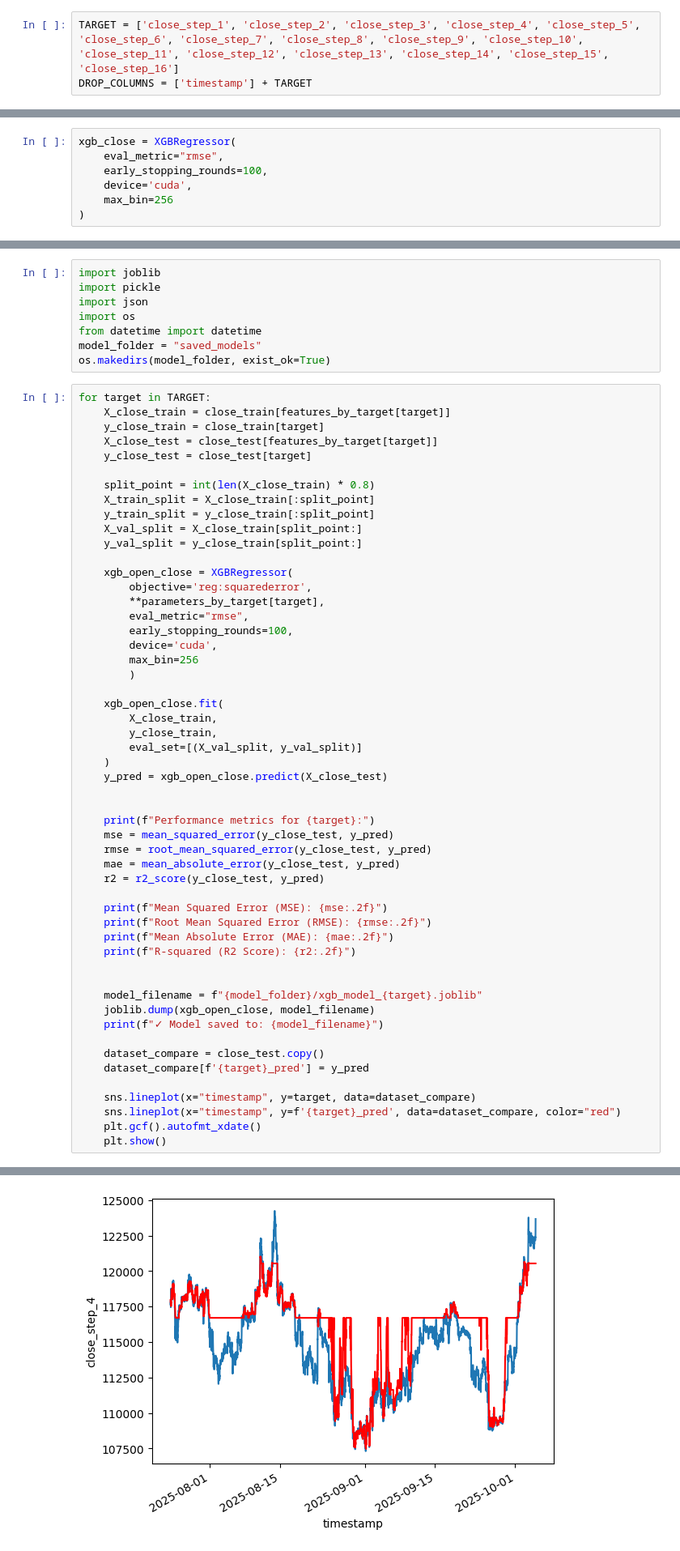
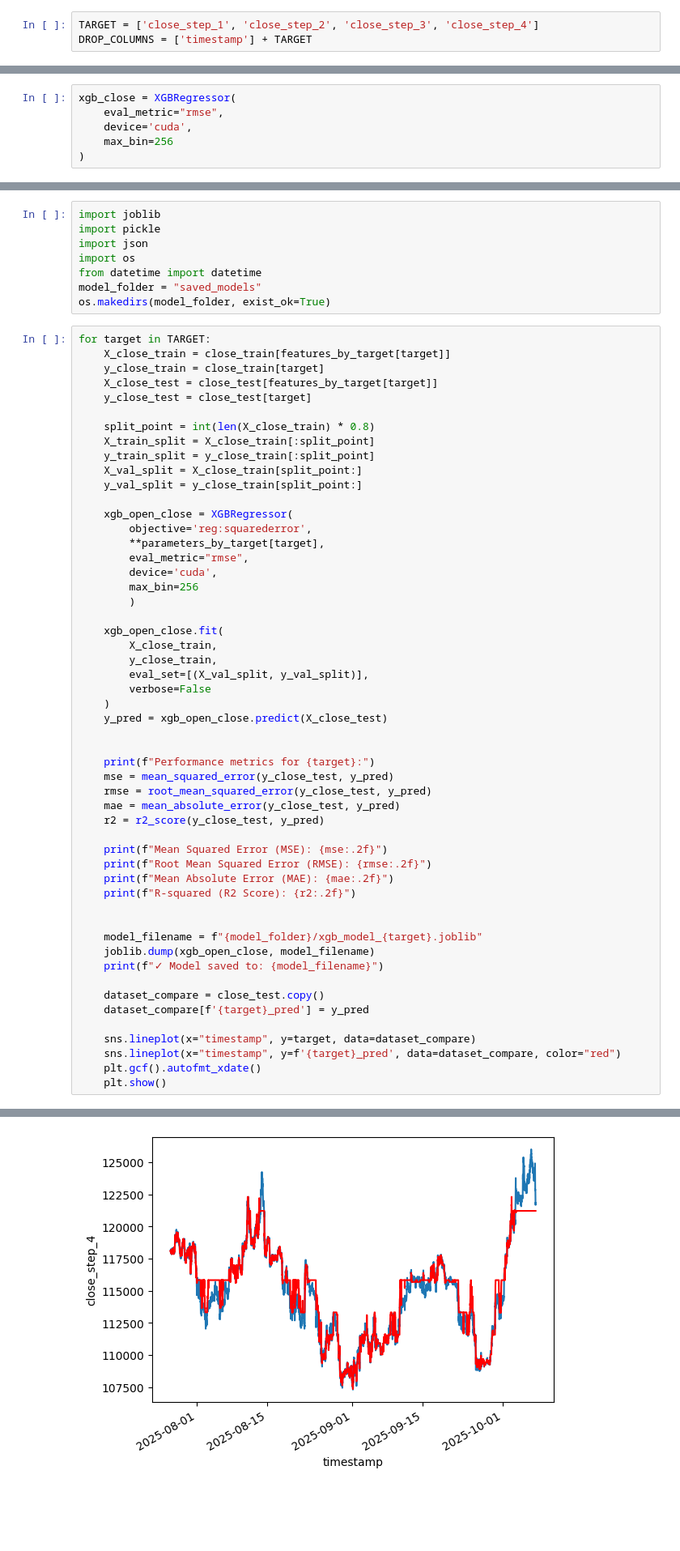
Before and after one commit to slamina-pf/data_analysis_trading_bot, a Jupyter notebook: workbooks/03_train_all_models.ipynb, the cells around one changed output, grey strips where cells are left out. Shown at 81% size. Saved outputs shown, nothing was run; the diff lists cells and outputs as text; blank space fills up the shorter version.

```diff
--- a/workbooks/03_train_all_models.ipynb
+++ b/workbooks/03_train_all_models.ipynb
@@ -401,7 +401,7 @@ from sklearn.metrics import root_mean_squared_error, mean_absolute_error
 # %%
 dataset = dataset.sort_values('timestamp')
 # %%
-TARGET = ['close_step_1', 'close_step_2', 'close_step_3', 'close_step_4', 'close_step_5', 'close_step_6', 'close_step_7', 'close_step_8', 'close_step_9', 'close_step_10', 'close_step_11', 'close_step_12', 'close_step_13', 'close_step_14', 'close_step_15', 'close_step_16']
+TARGET = ['close_step_1', 'close_step_2', 'close_step_3', 'close_step_4']
 DROP_COLUMNS = ['timestamp'] + TARGET
 # %%
 def X_y_split(df, target='', drop_columns=[]):
@@ -413,7 +413,6 @@ def X_y_split(df, target='', drop_columns=[]):
 # %%
 xgb_close = XGBRegressor(
     eval_metric="rmse",
-    early_stopping_rounds=100,
     device='cuda',
     max_bin=256
 )
@@ -611,7 +596,6 @@ for target in TARGET:
         objective='reg:squarederror',
         **parameters_by_target[target],
         eval_metric="rmse",
-        early_stopping_rounds=100,
         device='cuda',
         max_bin=256
         )
@@ -619,7 +603,8 @@ for target in TARGET:
     xgb_open_close.fit(
         X_close_train,
         y_close_train,
-        eval_set=[(X_val_split, y_val_split)]
+        eval_set=[(X_val_split, y_val_split)],
+        verbose=False
     )
     y_pred = xgb_open_close.predict(X_close_test)
 
@@ -721,2 +706,2 @@ R-squared (R2 Score): 0.65
 ✓ Model saved to: saved_models/xgb_model_close_step_4.joblib
-[figure, old version]
+[figure, new version]
```
Also changed, not shown: parts of 11 cells of this notebook, 7 other files.
